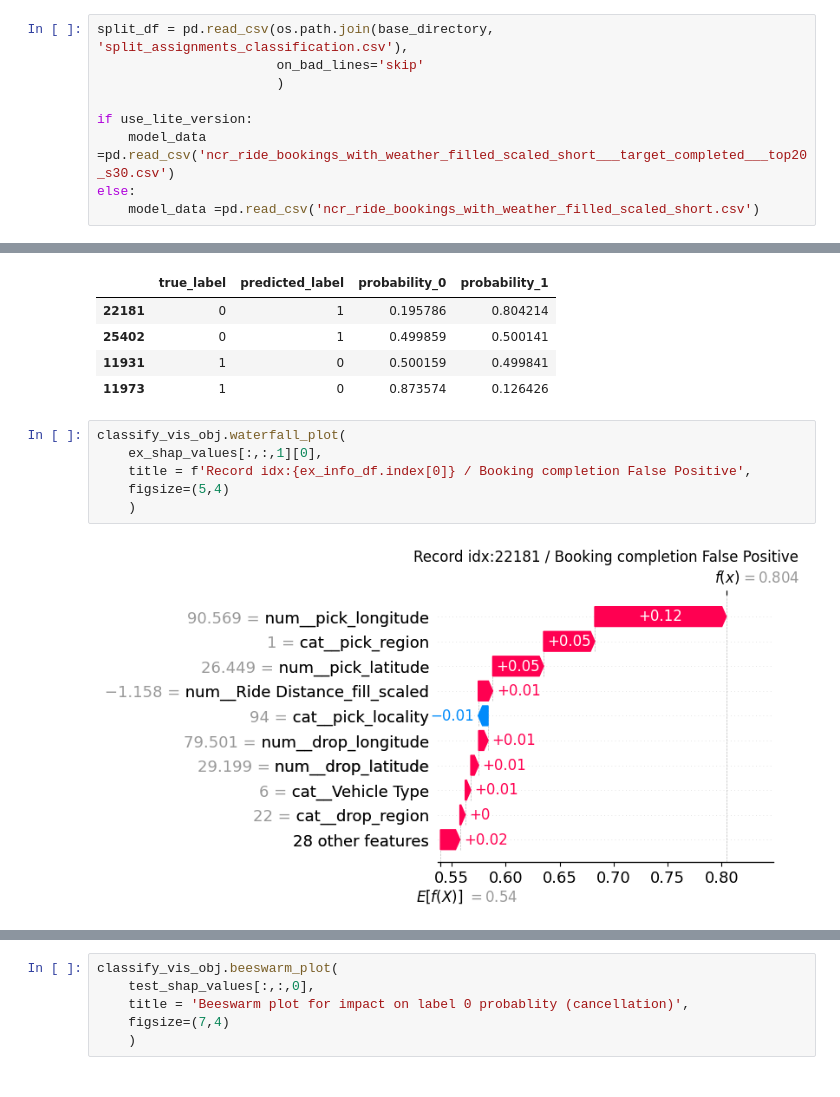
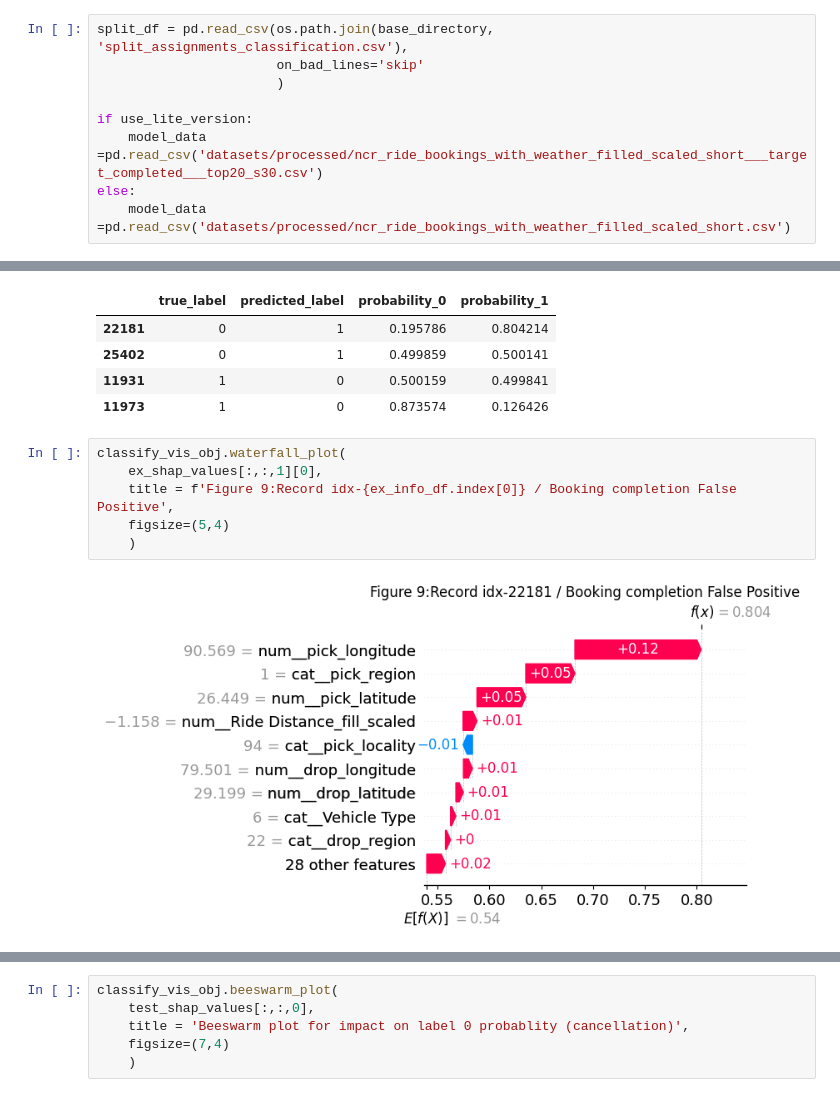
Before and after one commit to NDuan-510/MADS-MS2-Uber-Analysis, a Jupyter notebook: 4.4. Supervised Model evaluation & Failure analysis (booking completion) (fulldata).ipynb, the cells around one changed output, grey strips where cells are left out. Drawn from its saved outputs; the diff is of its cells as text.

```diff
--- a/4.4. Supervised Model evaluation & Failure analysis (booking completion) (fulldata).ipynb
+++ b/4.4. Supervised Model evaluation & Failure analysis (booking completion) (fulldata).ipynb
@@ -63,9 +63,9 @@ split_df = pd.read_csv(os.path.join(base_directory, 'split_assignments_classific
                        )
 
 if use_lite_version:
-    model_data =pd.read_csv('ncr_ride_bookings_with_weather_filled_scaled_short___target_completed___top20_s30.csv')
+    model_data =pd.read_csv('datasets/processed/ncr_ride_bookings_with_weather_filled_scaled_short___target_completed___top20_s30.csv')
 else:
-    model_data =pd.read_csv('ncr_ride_bookings_with_weather_filled_scaled_short.csv')
+    model_data =pd.read_csv('datasets/processed/ncr_ride_bookings_with_weather_filled_scaled_short.csv')
 # %%
 feature_cols = [re.sub(r'^num__', '', name) for name in model[0].get_feature_names_out()]
 feature_cols = [re.sub(r'cat__', '', name) for name in feature_cols]
@@ -504,11 +504,11 @@ ex_info_df
 # %%
 classify_vis_obj.waterfall_plot(
     ex_shap_values[:,:,1][0],
-    title = f'Record idx:{ex_info_df.index[0]} / Booking completion False Positive',
+    title = f'Figure 9:Record idx-{ex_info_df.index[0]} / Booking completion False Positive',
     figsize=(5,4)
     )
 # %% [output]
-[figure, old version]
+[figure, new version]
 # %%
 classify_vis_obj.waterfall_plot(
     ex_shap_values[:,:,1][1],
```
Also changed, not shown: parts of 4 cells of this notebook, 7 other files.
